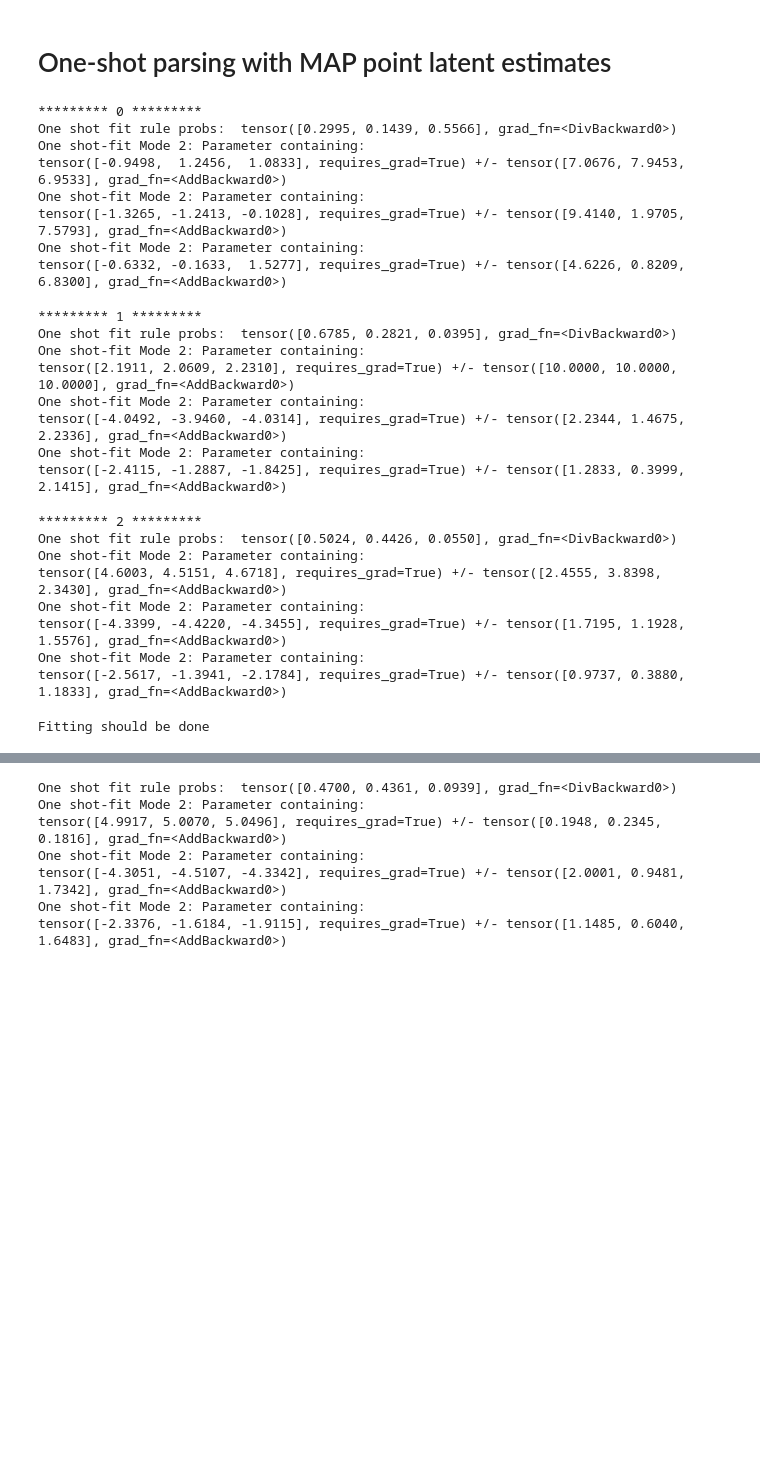
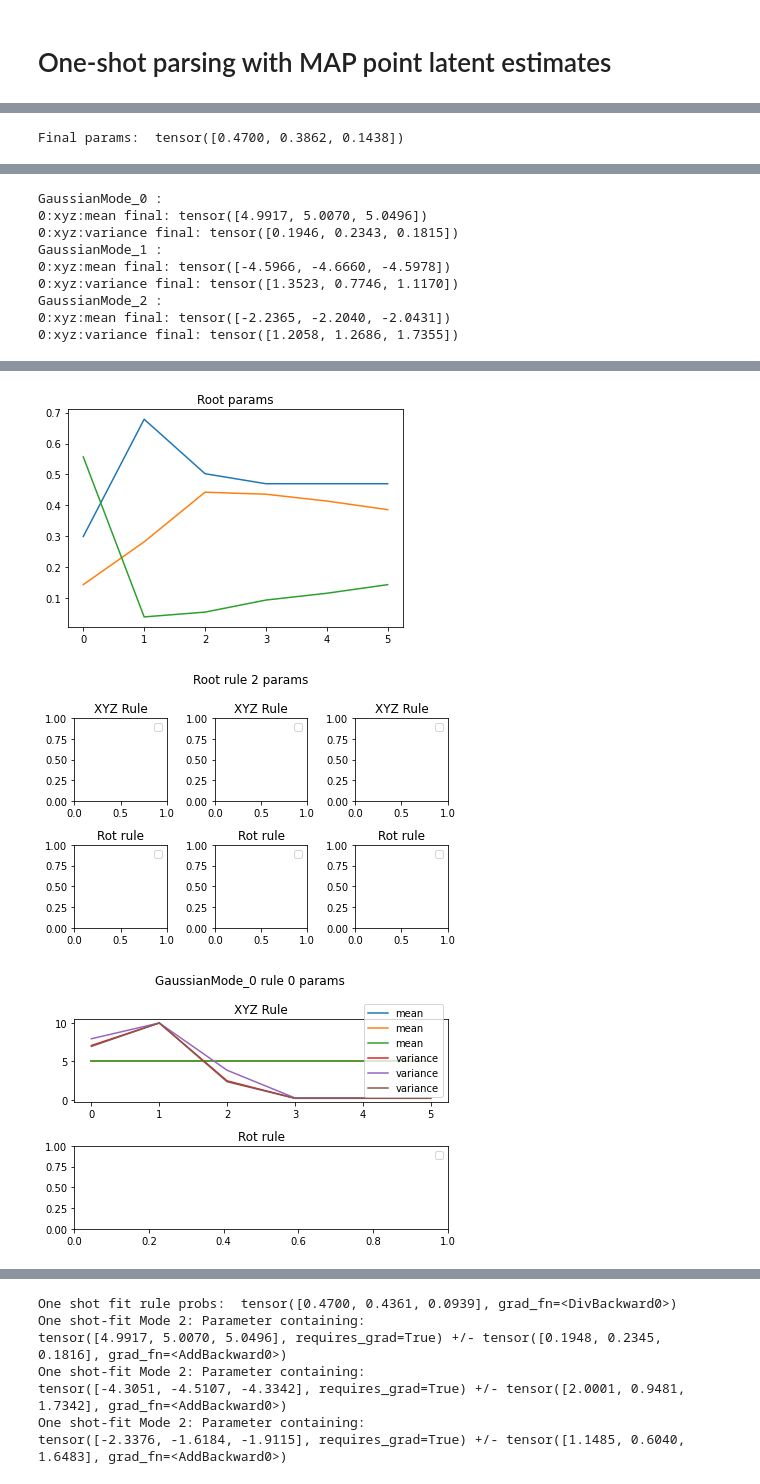
Before and after one commit to gizatt/spatial_scene_grammars, a Jupyter notebook: spatial_scene_grammars_examples/gmm/demo_gmm_fitting_vs_em.ipynb, the cells around one changed output, grey strips where cells are left out. Drawn from its saved outputs; the diff is of its cells as text; code cells hidden in the pictures; blank space fills up the shorter version.

Commit message:
Refactoring out EM estimation as a parameter estimation routine

```diff
--- a/spatial_scene_grammars_examples/gmm/demo_gmm_fitting_vs_em.ipynb
+++ b/spatial_scene_grammars_examples/gmm/demo_gmm_fitting_vs_em.ipynb
@@ -225,44 +220,11 @@ tensor([-2.6013, -1.5080, -2.2698], requires_grad=True) +/- tensor([1.4390, 0.34
 # Do single-shot fitting of grammar params based on just the optimal parses
 # Use SVI wrapper to collect MAP trees (maybe this should be split out)
 one_shot_fit_grammar = deepcopy(pre_fit_grammar)
-
-for iter in tqdm(range(3)):
-    rule_probs_param = one_shot_fit_grammar.params_by_node_type[Root.__name__]
-    print("********* %d *********" % iter)
-    print("One shot fit rule probs: ", rule_probs_param())
-    for mode in Modes:
-        mode_name = mode.__name__
-        mean_param = one_shot_fit_grammar.rule_params_by_node_type[mode_name][0][0]["mean"]
-        var_param = one_shot_fit_grammar.rule_params_by_node_type[mode_name][0][0]["variance"]
-        print("One shot-fit Mode %d: %s +/- %s" % (k, mean_param(), var_param()))
-
-    svi = SVIWrapper(one_shot_fit_grammar, [sample[1] for sample in samples])
-    refined_tree_sets = svi.get_map_trees(N_solutions=3, tqdm=tqdm)
-    one_shot_fit_grammar = fit_grammar_params_to_sample_sets_with_uninformative_prior(one_shot_fit_grammar, refined_tree_sets, weight_by_sample_prob=True)
-print("Fitting should be done")
+em = EMWrapper(one_shot_fit_grammar, [sample[1] for sample in samples])
+em.do_iterated_em_fitting(em_iterations=5, tqdm=tqdm, N_solutions=3);
-# %% [output]
-********* 0 *********
-One shot fit rule probs:  tensor([0.2995, 0.1439, 0.5566], grad_fn=<DivBackward0>)
-One shot-fit Mode 2: Parameter containing:
-tensor([-0.9498,  1.2456,  1.0833], requires_grad=True) +/- tensor([7.0676, 7.9453, 6.9533], grad_fn=<AddBackward0>)
-One shot-fit Mode 2: Parameter containing:
-tensor([-1.3265, -1.2413, -0.1028], requires_grad=True) +/- tensor([9.4140, 1.9705, 7.5793], grad_fn=<AddBackward0>)
-One shot-fit Mode 2: Parameter containing:
-tensor([-0.6332, -0.1633,  1.5277], requires_grad=True) +/- tensor([4.6226, 0.8209, 6.8300], grad_fn=<AddBackward0>)
-********* 1 *********
-One shot fit rule probs:  tensor([0.6785, 0.2821, 0.0395], grad_fn=<DivBackward0>)
-One shot-fit Mode 2: Parameter containing:
-tensor([2.1911, 2.0609, 2.2310], requires_grad=True) +/- tensor([10.0000, 10.0000, 10.0000], grad_fn=<AddBackward0>)
-One shot-fit Mode 2: Parameter containing:
-tensor([-4.0492, -3.9460, -4.0314], requires_grad=True) +/- tensor([2.2344, 1.4675, 2.2336], grad_fn=<AddBackward0>)
-One shot-fit Mode 2: Parameter containing:
-tensor([-2.4115, -1.2887, -1.8425], requires_grad=True) +/- tensor([1.2833, 0.3999, 2.1415], grad_fn=<AddBackward0>)
-********* 2 *********
-One shot fit rule probs:  tensor([0.5024, 0.4426, 0.0550], grad_fn=<DivBackward0>)
-One shot-fit Mode 2: Parameter containing:
-tensor([4.6003, 4.5151, 4.6718], requires_grad=True) +/- tensor([2.4555, 3.8398, 2.3430], grad_fn=<AddBackward0>)
-One shot-fit Mode 2: Parameter containing:
-tensor([-4.3399, -4.4220, -4.3455], requires_grad=True) +/- tensor([1.7195, 1.1928, 1.5576], grad_fn=<AddBackward0>)
-One shot-fit Mode 2: Parameter containing:
-tensor([-2.5617, -1.3941, -2.1784], requires_grad=True) +/- tensor([0.9737, 0.3880, 1.1833], grad_fn=<AddBackward0>)
-Fitting should be done
+# %%
+em.plot_grammar_parameter_history(Root)
+for mode in Modes:
+    print(mode.__name__, ":")
+    em.plot_grammar_parameter_history(mode)
+# %% [output]
@@ -268,0 +237 @@ Fitting should be done
+Final params:  tensor([0.4700, 0.3862, 0.1438])
@@ -268,0 +240,9 @@ Fitting should be done
+GaussianMode_0 :
+0:xyz:mean final: tensor([4.9917, 5.0070, 5.0496])
+0:xyz:variance final: tensor([0.1946, 0.2343, 0.1815])
+GaussianMode_1 :
+0:xyz:mean final: tensor([-4.5966, -4.6660, -4.5978])
+0:xyz:variance final: tensor([1.3523, 0.7746, 1.1170])
+GaussianMode_2 :
+0:xyz:mean final: tensor([-2.2365, -2.2040, -2.0431])
+0:xyz:variance final: tensor([1.2058, 1.2686, 1.7355])
@@ -268,0 +250,3 @@ Fitting should be done
+[figure, added]
+[figure, added]
+[figure, added]
```
Also changed, not shown: parts of 3 cells of this notebook, 1 other file.
